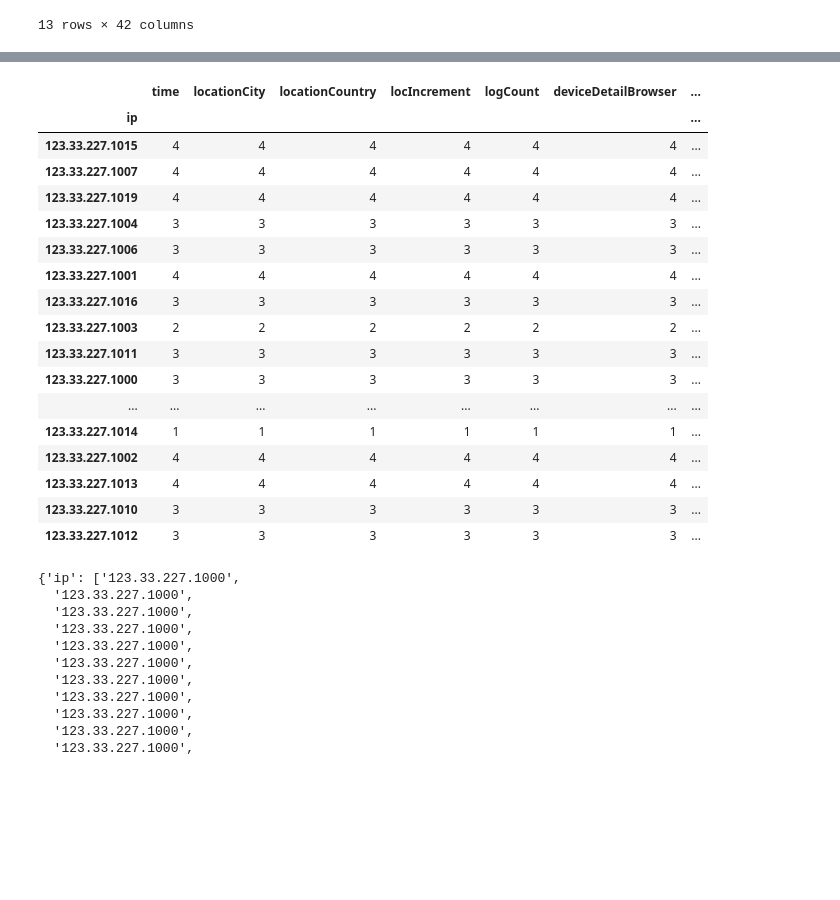
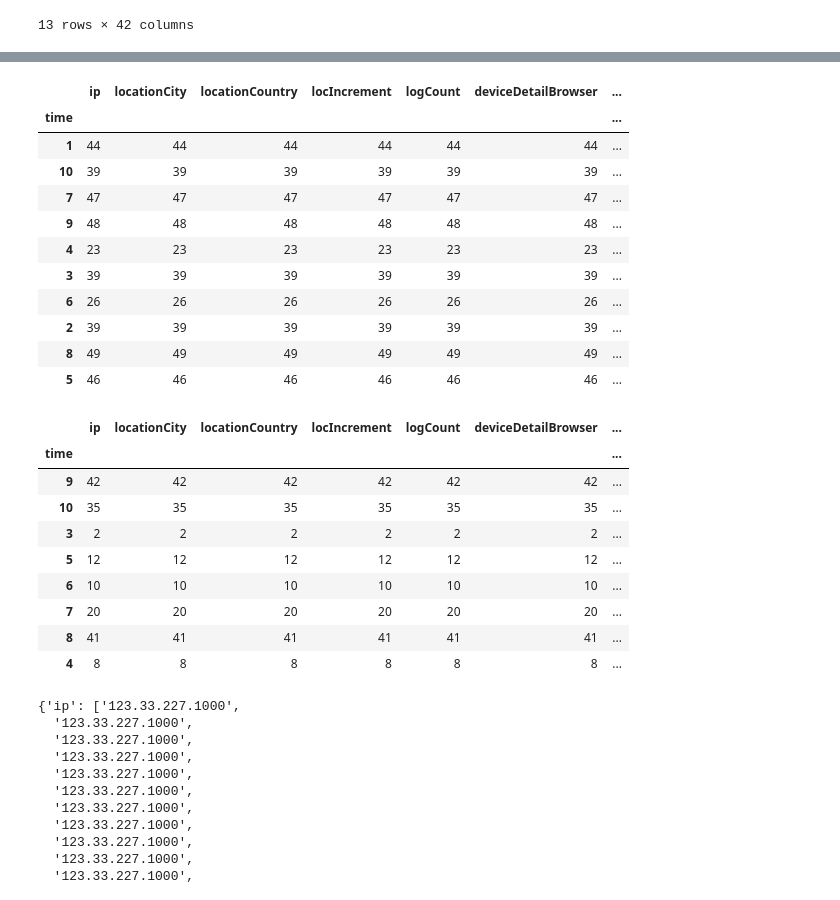
Before and after one commit to AjayThorve/morpheus-fingerprint-viz, a Jupyter notebook: test.ipynb, the cells around one changed output, grey strips where cells are left out. Drawn from its saved outputs; the diff is of its cells as text; code cells hidden in the pictures; blank space fills up the shorter version.

```diff
--- a/test.ipynb
+++ b/test.ipynb
@@ -282,22 +339,29 @@ df[df.ip == "123.33.227.1009"]
 # %%
-df.query('time == 1').groupby('ip').count()
+df.groupby('time').count()
 # %% [output]
-|  | time | locationCity | locationCountry | locIncrement | logCount | deviceDetailBrowser | ... |
-| ip |  |  |  |  |  |  | ... |
-| 123.33.227.1015 | 4 | 4 | 4 | 4 | 4 | 4 | ... |
-| 123.33.227.1007 | 4 | 4 | 4 | 4 | 4 | 4 | ... |
-| 123.33.227.1019 | 4 | 4 | 4 | 4 | 4 | 4 | ... |
-| 123.33.227.1004 | 3 | 3 | 3 | 3 | 3 | 3 | ... |
-| 123.33.227.1006 | 3 | 3 | 3 | 3 | 3 | 3 | ... |
-| 123.33.227.1001 | 4 | 4 | 4 | 4 | 4 | 4 | ... |
-| 123.33.227.1016 | 3 | 3 | 3 | 3 | 3 | 3 | ... |
-| 123.33.227.1003 | 2 | 2 | 2 | 2 | 2 | 2 | ... |
-| 123.33.227.1011 | 3 | 3 | 3 | 3 | 3 | 3 | ... |
-| 123.33.227.1000 | 3 | 3 | 3 | 3 | 3 | 3 | ... |
-| ... | ... | ... | ... | ... | ... | ... | ... |
-| 123.33.227.1014 | 1 | 1 | 1 | 1 | 1 | 1 | ... |
-| 123.33.227.1002 | 4 | 4 | 4 | 4 | 4 | 4 | ... |
-| 123.33.227.1013 | 4 | 4 | 4 | 4 | 4 | 4 | ... |
-| 123.33.227.1010 | 3 | 3 | 3 | 3 | 3 | 3 | ... |
-| 123.33.227.1012 | 3 | 3 | 3 | 3 | 3 | 3 | ... |
+|  | ip | locationCity | locationCountry | locIncrement | logCount | deviceDetailBrowser | ... |
+| time |  |  |  |  |  |  | ... |
+| 1 | 44 | 44 | 44 | 44 | 44 | 44 | ... |
+| 10 | 39 | 39 | 39 | 39 | 39 | 39 | ... |
+| 7 | 47 | 47 | 47 | 47 | 47 | 47 | ... |
+| 9 | 48 | 48 | 48 | 48 | 48 | 48 | ... |
+| 4 | 23 | 23 | 23 | 23 | 23 | 23 | ... |
+| 3 | 39 | 39 | 39 | 39 | 39 | 39 | ... |
+| 6 | 26 | 26 | 26 | 26 | 26 | 26 | ... |
+| 2 | 39 | 39 | 39 | 39 | 39 | 39 | ... |
+| 8 | 49 | 49 | 49 | 49 | 49 | 49 | ... |
+| 5 | 46 | 46 | 46 | 46 | 46 | 46 | ... |
+# %%
+df.query('anomalyScore > 0.6').groupby('time').count()
+# %% [output]
+|  | ip | locationCity | locationCountry | locIncrement | logCount | deviceDetailBrowser | ... |
+| time |  |  |  |  |  |  | ... |
+| 9 | 42 | 42 | 42 | 42 | 42 | 42 | ... |
+| 10 | 35 | 35 | 35 | 35 | 35 | 35 | ... |
+| 3 | 2 | 2 | 2 | 2 | 2 | 2 | ... |
+| 5 | 12 | 12 | 12 | 12 | 12 | 12 | ... |
+| 6 | 10 | 10 | 10 | 10 | 10 | 10 | ... |
+| 7 | 20 | 20 | 20 | 20 | 20 | 20 | ... |
+| 8 | 41 | 41 | 41 | 41 | 41 | 41 | ... |
+| 4 | 8 | 8 | 8 | 8 | 8 | 8 | ... |
 # %%
```
Also changed, not shown: parts of 4 cells of this notebook, 5 other files.
